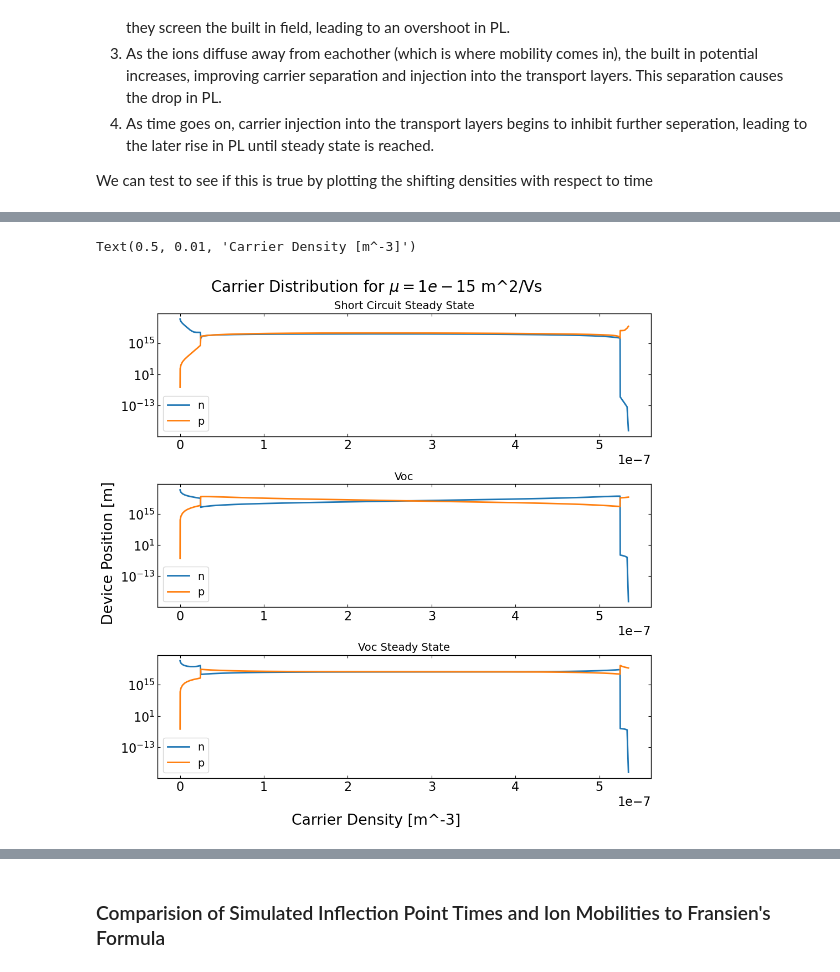
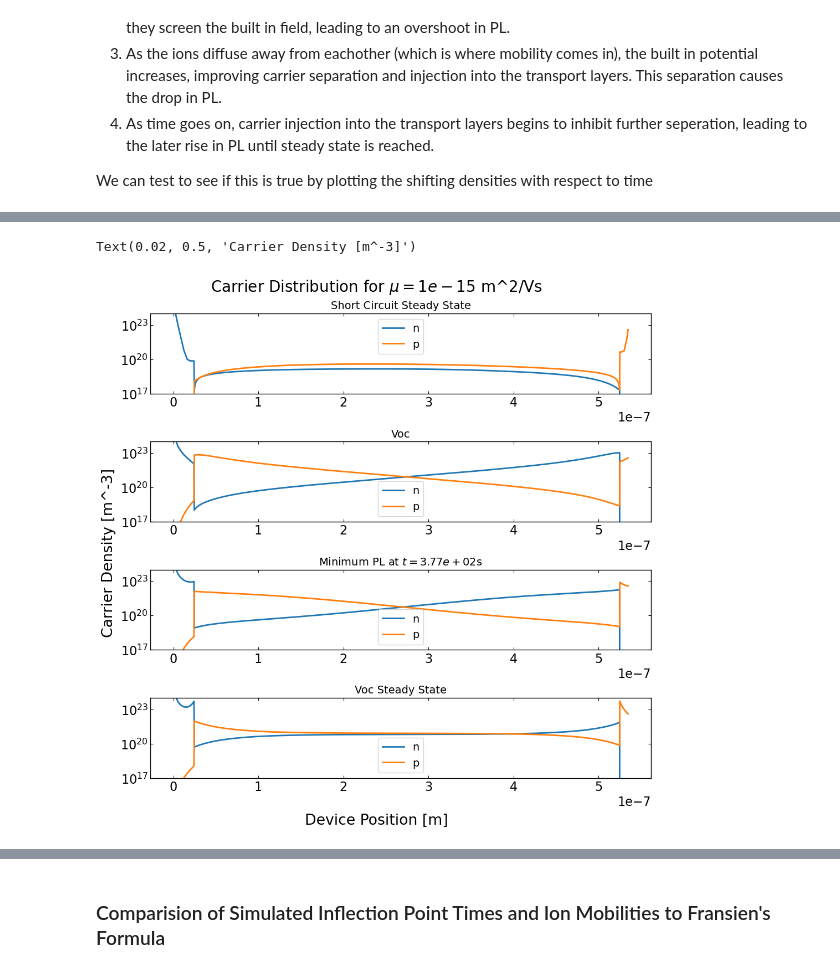
Before and after one commit to joshedmundson/pySIMsalabim, a Jupyter notebook: Notebooks/New PL Project/analysis.ipynb, the cells around one changed output, grey strips where cells are left out. Saved outputs shown, nothing was run; the diff lists cells and outputs as text; code cells hidden in the pictures.

Commit message:
experiment (WIP): continue to examine microscopic parameter evolution over time and rescale graphs

```diff
--- a/Notebooks/New PL Project/analysis.ipynb
+++ b/Notebooks/New PL Project/analysis.ipynb
@@ -125,7 +125,7 @@ for ion_mobility in mu_ions:
 
     var_file_name = f"varFile_{ion_mobility}.dat"
     var_file_data = pd.read_csv(os.path.join(session_path, var_file_name), sep=r"\s+")
-    var_file_data = var_file_data[["x", "time", "n", "p", "anion", "cation", "V"]]
+    var_file_data = var_file_data[["x", "time", "n", "p", "anion", "cation", "V", "Jn", "Jp", "IntSRHn", "IntSRHp"]]
 
     zimt_run = ZimtRun(N_anion=1E22, N_cation=1E22, tj_data=tj_file_data, var_data=var_file_data, mu_anion=float(ion_mobility), mu_cation=float(ion_mobility))
     zimt_runs.append(zimt_run)
@@ -251,10 +251,15 @@ Working explanation of this phenomina:
 
 We can test to see if this is true by plotting the shifting densities with respect to time
 # %%
-# Get the run at mu=1E-15
+# Get the run at mu_ion=1E-15
 ion_mobility = 1E-15
 runs = [run for run in zimt_runs if run.mu_anion==1E-15]
 run = runs[0]
+
+# Get the minimum_PL time for the run
+minimum_PL_index = find_peaks(1/run.tj_data["JdirL2"].values, height=0.1)[0]
+minimum_PL_time = run.tj_data["t"].values[minimum_PL_index][0]
+print(minimum_PL_index)
 
 number_of_x_positions = len(run.var_data["x"].unique())
 
@@ -264,26 +269,29 @@ internal_distributions_sc_ss = run.var_data.iloc[0:number_of_x_positions]
 
 # ...just as we hit Voc...
 internal_distributions_oc = run.var_data[run.var_data["time"]==0.2]
-# print(internal_distributions_oc)
+
+# ... at the minimum PL point
+internal_distributions_minimum_PL = run.var_data[run.var_data["time"] == minimum_PL_time]
 
 # ...and at Voc ss
 internal_distributions_oc_ss = run.var_data.tail(number_of_x_positions)
 # print(internal_distributions_oc_ss)
 
-distributions = [internal_distributions_sc_ss, internal_distributions_oc, internal_distributions_oc_ss]
-titles = ["Short Circuit Steady State", "Voc", "Voc Steady State"]
+distributions = [internal_distributions_sc_ss, internal_distributions_oc, internal_distributions_minimum_PL, internal_distributions_oc_ss]
+titles = ["Short Circuit Steady State", "Voc", f"Minimum PL at $t={minimum_PL_time:.2e}$s", "Voc Steady State"]
 
 
 fig = plt.figure(figsize=(10,10), layout="constrained")
 for index, distribution in enumerate(distributions):
-    subplot_location = f"31{index+1}"
+    subplot_location = f"41{index+1}"
     ax = fig.add_subplot(int(subplot_location))
     ax.plot(distribution["x"], distribution[["anion", "cation"]], label=["anion", "cation"])
     ax.legend()
     ax.set_yscale("log")
+    ax.set_ylim(1E18, 1E24)
     ax.set_title(titles[index])
 
 fig.suptitle(f"Ionic Distribution for $\\mu={ion_mobility}$ m^2/Vs", fontsize=20)
-fig.supylabel("Device Position [m]")
-fig.supxlabel("Ion Density ")
+fig.supxlabel("Device Position [m]")
+fig.supylabel("Ion Density ")
 # %% [output]
@@ -292,20 +301,20 @@ Text(0.5, 0.01, 'Ion Density ')
 # %%
 # Same again for carrier distribution
-titles = ["Short Circuit Steady State", "Voc", "Voc Steady State"]
-
+titles = ["Short Circuit Steady State", "Voc", f"Minimum PL at $t={minimum_PL_time:.2e}$s", "Voc Steady State"]
 
 fig = plt.figure(figsize=(10,10), layout="constrained")
 for index, distribution in enumerate(distributions):
-    subplot_location = f"31{index+1}"
+    subplot_location = f"41{index+1}"
     ax = fig.add_subplot(int(subplot_location))
     ax.plot(distribution["x"], distribution[["n", "p"]], label=["n", "p"])
     ax.legend()
     ax.set_yscale("log")
     ax.set_title(titles[index])
+    ax.set_ylim(1E17, 1E24)
 
 fig.suptitle(f"Carrier Distribution for $\\mu={ion_mobility}$ m^2/Vs", fontsize=20)
-fig.supylabel("Device Position [m]")
-fig.supxlabel("Carrier Density [m^-3]")
+fig.supxlabel("Device Position [m]")
+fig.supylabel("Carrier Density [m^-3]")
 # %% [output]
-Text(0.5, 0.01, 'Carrier Density [m^-3]')
+Text(0.02, 0.5, 'Carrier Density [m^-3]')
-[figure, old version]
+[figure, new version]
```
Also changed, not shown: parts of 6 cells of this notebook.
